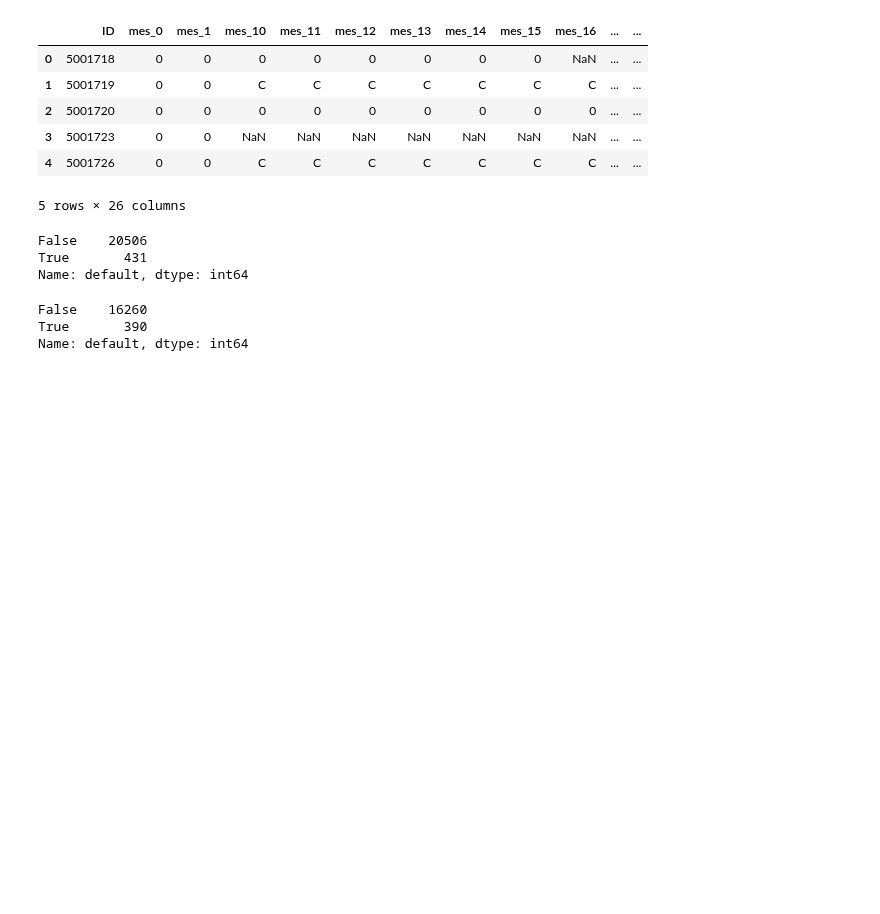
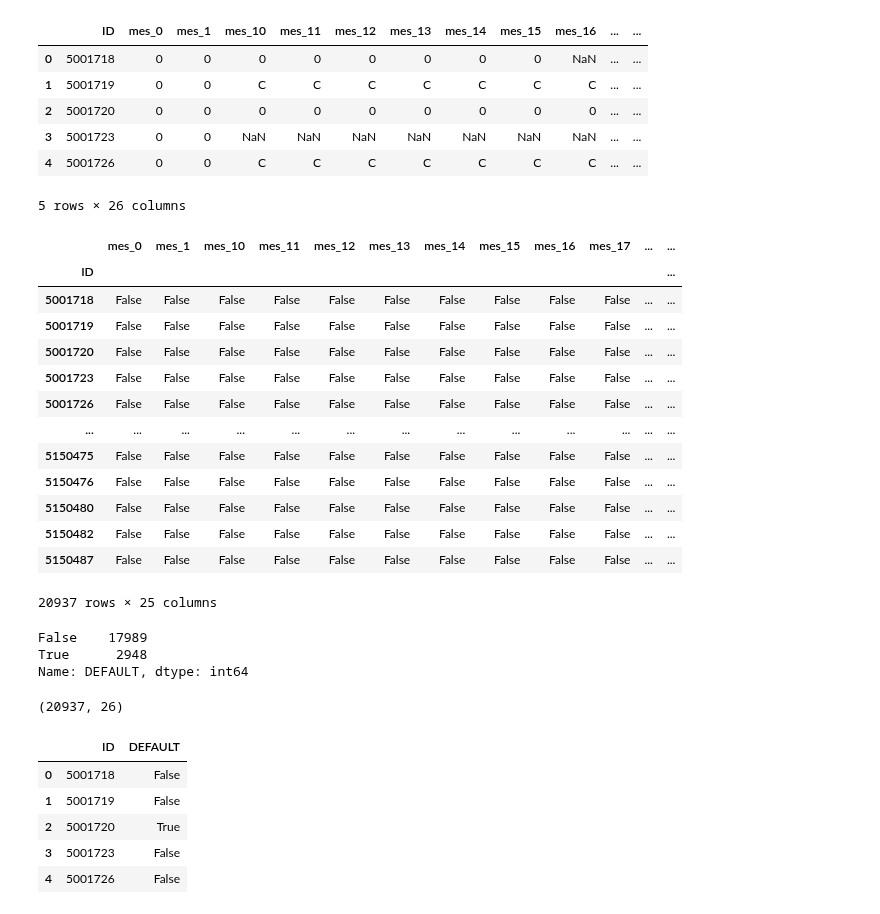
Before and after one commit to RaphaelfsOliveira/DataScience, a Jupyter notebook: EBAC Curso Ciência de Dados/Cientista de Dados/modulo_5_exercicios_2.ipynb, the cells around one changed output. Cells and saved outputs as stored; diff of their text form; code cells hidden in the pictures; blank space fills up the shorter version.

```diff
--- a/EBAC Curso Ciência de Dados/Cientista de Dados/modulo_5_exercicios_2.ipynb
+++ b/EBAC Curso Ciência de Dados/Cientista de Dados/modulo_5_exercicios_2.ipynb
@@ -67,8 +67,8 @@ Faça uma contagem dos valores do *default* que você construiu.
 # %%
 import pandas as pd
 # %%
-propostas = pd.read_csv('application_record.csv')
-pg = pd.read_csv('pagamentos_largo.csv')
+propostas = pd.read_csv('./input/application_record.csv')
+pg = pd.read_csv('./input/pagamentos_largo.csv')
 # %%
 pg.head()
 # %% [output]
@@ -81,17 +81,47 @@ pg.head()
 5 rows × 26 columns
 # %%
 # 1) Seu código aqui
+pg = pg.set_index('ID')
+# %%
+df_default = pg.isin(['1', '2', '3', '4', '5'])
+df_default
+# %% [output]
+|  | mes_0 | mes_1 | mes_10 | mes_11 | mes_12 | mes_13 | mes_14 | mes_15 | mes_16 | mes_17 | ... | ... |
+| ID |  |  |  |  |  |  |  |  |  |  |  | ... |
+| 5001718 | False | False | False | False | False | False | False | False | False | False | ... | ... |
+| 5001719 | False | False | False | False | False | False | False | False | False | False | ... | ... |
+| 5001720 | False | False | False | False | False | False | False | False | False | False | ... | ... |
+| 5001723 | False | False | False | False | False | False | False | False | False | False | ... | ... |
+| 5001726 | False | False | False | False | False | False | False | False | False | False | ... | ... |
+| ... | ... | ... | ... | ... | ... | ... | ... | ... | ... | ... | ... | ... |
+| 5150475 | False | False | False | False | False | False | False | False | False | False | ... | ... |
+| 5150476 | False | False | False | False | False | False | False | False | False | False | ... | ... |
+| 5150480 | False | False | False | False | False | False | False | False | False | False | ... | ... |
+| 5150482 | False | False | False | False | False | False | False | False | False | False | ... | ... |
+| 5150487 | False | False | False | False | False | False | False | False | False | False | ... | ... |
+20937 rows × 25 columns
 # %%
 # 2) Seu código aqui
+df_default['DEFAULT'] = df_default.sum(axis=1) > 0
+df_default['DEFAULT'].value_counts()
 # %% [output]
-False    20506
-True       431
-Name: default, dtype: int64
+False    17989
+True      2948
+Name: DEFAULT, dtype: int64
+# %%
+df_default.shape
+# %% [output]
+(20937, 26)
 # %%
 # 3) Seu código aqui
+df_clean_default = df_default['DEFAULT'].reset_index()
+df_clean_default.head()
 # %% [output]
-False    16260
-True       390
-Name: default, dtype: int64
+|  | ID | DEFAULT |
+| 0 | 5001718 | False |
+| 1 | 5001719 | False |
+| 2 | 5001720 | True |
+| 3 | 5001723 | False |
+| 4 | 5001726 | False |
 # %%
 # 4) eu código aqui
```
Also changed, not shown: parts of 3 cells of this notebook.
